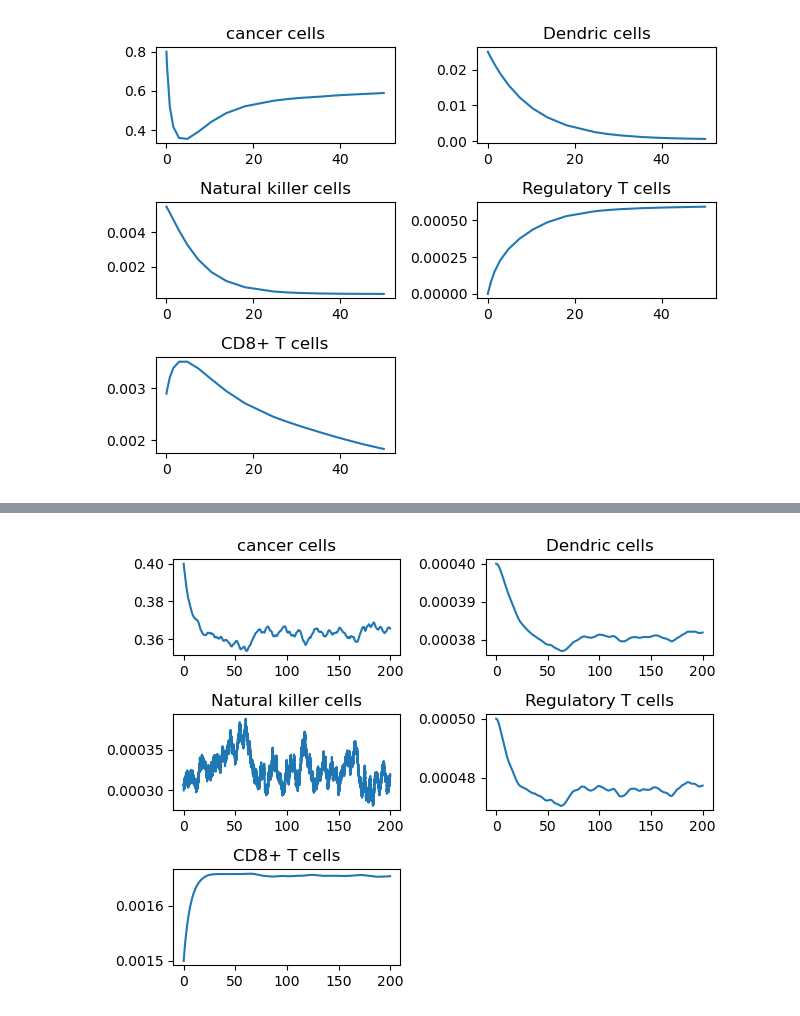
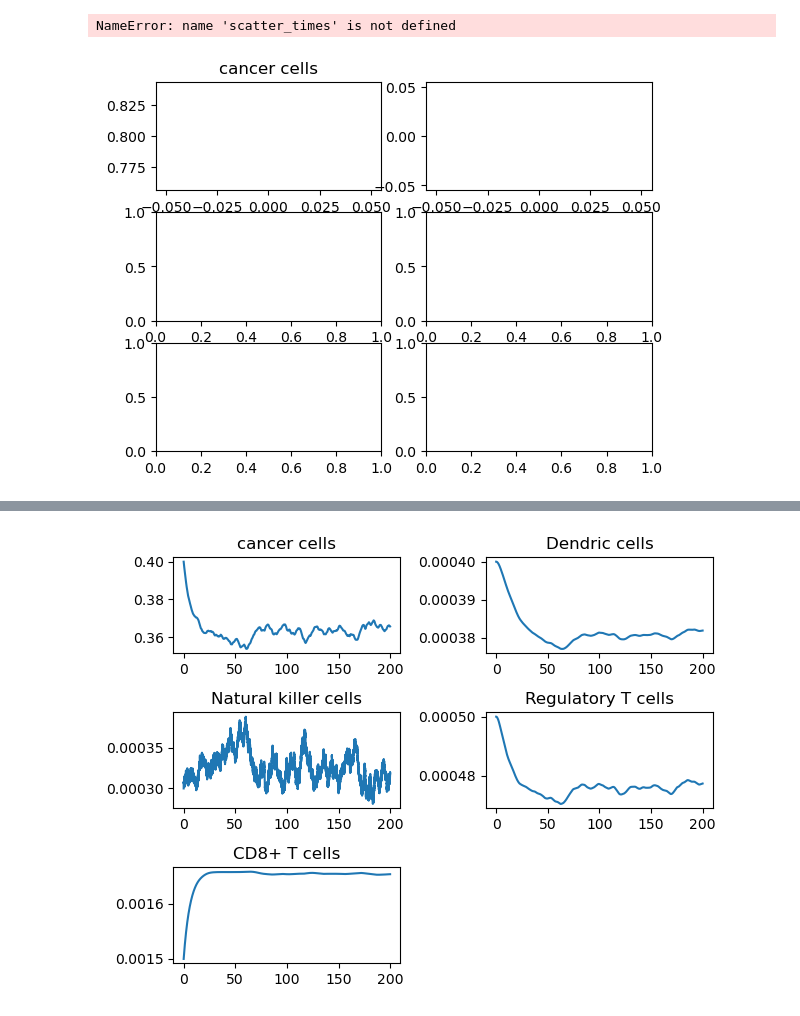
Before and after one commit to ZP-likes-coding/Cancer_immune_interaction, a Jupyter notebook: ode-sde_ilina.ipynb, the cells around one changed output, grey strips where cells are left out. Cells and saved outputs as stored; diff of their text form; code cells hidden in the pictures.

```diff
--- a/ode-sde_ilina.ipynb
+++ b/ode-sde_ilina.ipynb
@@ -116,0 +320,5 @@ def cancer_ode_parametrised(t,y):
+# %%
+params_to_change = {'lambda_DC_comb':[4e-5,4e-4,4e-3,4e-2],'sigma_N':[5e-5,5e-4,5e-3],'lambda_T8_comb':[1e-3,0.5e-2,1e-2]}
+params_to_change = {'lambda_DC_comb':[5e-4,6e-4,7e-4,8e-4,9e-4,1e-3,2e-3,3e-3,4e-3,5e-3,6e-3,7e-3],'sigma_N':[5e-5,5e-4,5e-3],'lambda_T8_comb':[1e-3,0.5e-2,1e-2]}
+params_to_change = {'lambda_DC_comb':[5e-4,6e-4,7e-4,8e-4,9e-4,1e-3,2e-3,3e-3],'sigma_N':[5e-5,7.5e-5,9e-5,1e-4,2e-4,2.5e-4,3e-4,4e-4,5e-4,5e-3],'lambda_T8_comb':[1e-5,1e-4,1e-3,0.5e-2,1e-2]}
+params_to_change = {'lambda_DC_comb':[5e-4,6e-4,7e-4,8e-4,9e-4,1e-3,2e-3,3e-3],'sigma_N':[5e-5,7.5e-5,9e-5,1e-4,2e-4,2.5e-4,3e-4,4e-4,5e-4,5e-3],'lambda_T8_comb':[1e-5,1e-4,1e-3,0.5e-2,1e-2],'d_T8': [0.00001,0.0005,0.001,0.002,0.075,0.1,0.18,0.25],'d_N':[0.9,0.1,0.11],'K_Treg': [2.0e-5,2.5e-5,3.0e-5]}
@@ -117,8 +452,9 @@ def cancer_ode_parametrised(t,y):
 # %%
-C0 = [0.4,4e-4,3e-4,5e-4,1.5e-3]
-C0 = [0.8,0.025,0.0055,0.00,0.0029]
+C0 = [C_init,D_init,N_init,Tr_init,T8_init]
+# C0 = [0.8,0.0,0.0,0.00,0.0]
 
 tspan = (0.0,50.0,)
+import time
 # %%
 sol = solve_ivp(cancer_ode_parametrised,tspan,C0)
 # %%
@@ -126,30 +462,32 @@ from matplotlib import pyplot as plt
 # %%
 t = sol.t
 y = sol.y
 
 
 fig,ax = plt.subplots(3,2)
 cancer = ax[0,0]
 cancer.plot(t,y[0])
 cancer.set_title('cancer cells')
 D_cells = ax[0,1]
-D_cells.plot(t,y[1])
+D_cells.plot(t,y[1],'b')
+D_cells.scatter(scatter_times,scatter_Ds,'r')
 D_cells.set_title('Dendric cells')
 NK_cells = ax[1,0]
 NK_cells.plot(t,y[2])
 NK_cells.set_title('Natural killer cells')
 Treg = ax[1,1]
 Treg.plot(t,y[3])
 Treg.set_title('Regulatory T cells')
 T8 = ax[2,0]
 T8.plot(t,y[4])
 T8.set_title('CD8+ T cells')
 extra_plot = ax[2,1]
 extra_plot.set_visible(False)
 plt.tight_layout()
 plt.show()
 # %% [output]
+NameError: name 'scatter_times' is not defined
-[figure, old version]
+[figure, new version]
 # %%
 params = [1.5,0.8,328.28,0.0015,300,0.0003,0.17,4.0,2e-5,0.4,0.1,5e-5,0.1,150,0.5,0.4,2e-4,0.2,0.5,4e-4,0.18,5.4,2e-4,2.5e-4,4e-4,0.1]
 lambda_C,C_M,eta_8,T_8,eta_N,N,d_C,lambda_DC,D_0,K_C,d_D,sigma_N,d_N,gamma_N,a_C,beta_1,beta_2,d_Tr,lambda_Tr,Tr_0,d_T8,lambda_T8,T8_0,K_D,K_Tr,noise_param = params
```
Also changed, not shown: parts of 10 cells of this notebook.
